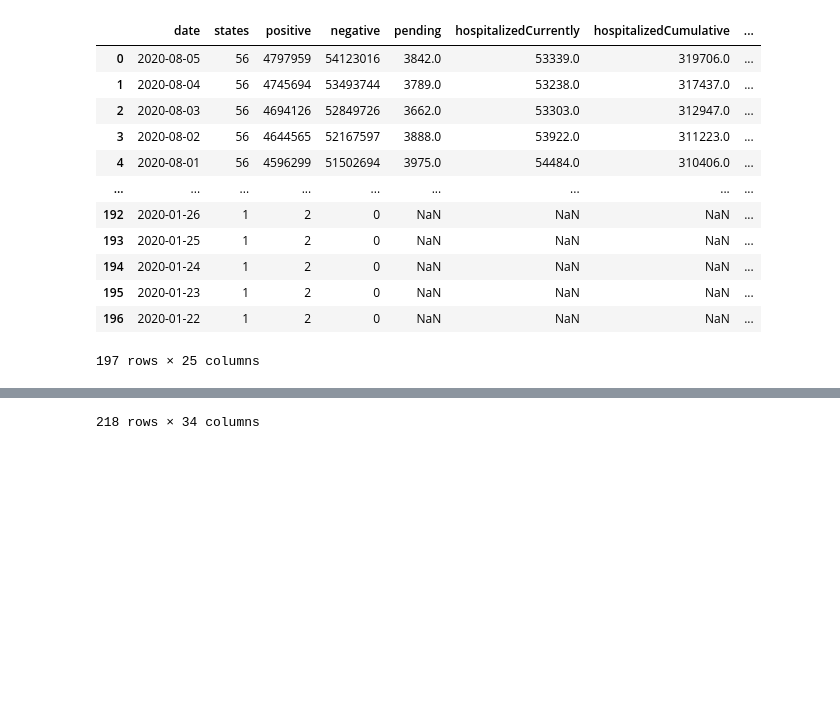
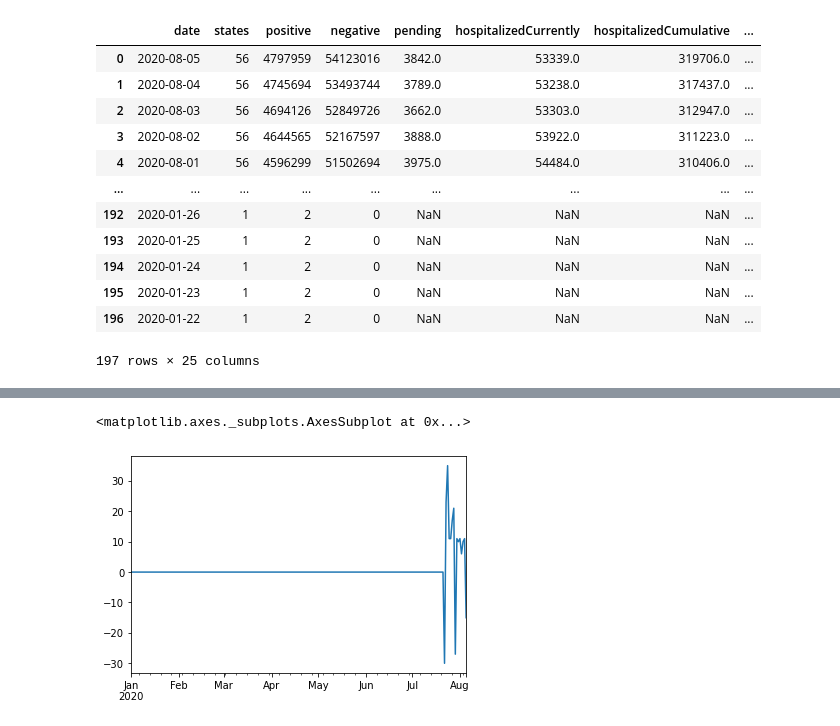
Before and after one commit to danielsuo/princeton.fyi, a Jupyter notebook: notebooks/Testing.ipynb, the cells around one changed output, grey strips where cells are left out. Drawn from its saved outputs; the diff is of its cells as text; code cells hidden in the pictures; blank space fills up the shorter version.

```diff
--- a/notebooks/Testing.ipynb
+++ b/notebooks/Testing.ipynb
@@ -367,5 +367,5 @@ for column in state_table.columns:
     state_table[column].iloc[:np.argmin(state_table[column])] = 0
 state_table = state_table.interpolate(method="time", limit_direction="both")
 # %%
-state_table
+state_table.deathIncrease.plot()
 # %% [output]
@@ -384,4 +372,5 @@ state_table
-218 rows × 34 columns
+<matplotlib.axes._subplots.AxesSubplot at 0x...>
+[figure, added]
 # %%
 state
 # %% [output]
```
Also changed, not shown: parts of 2 cells of this notebook, 18 other files.
